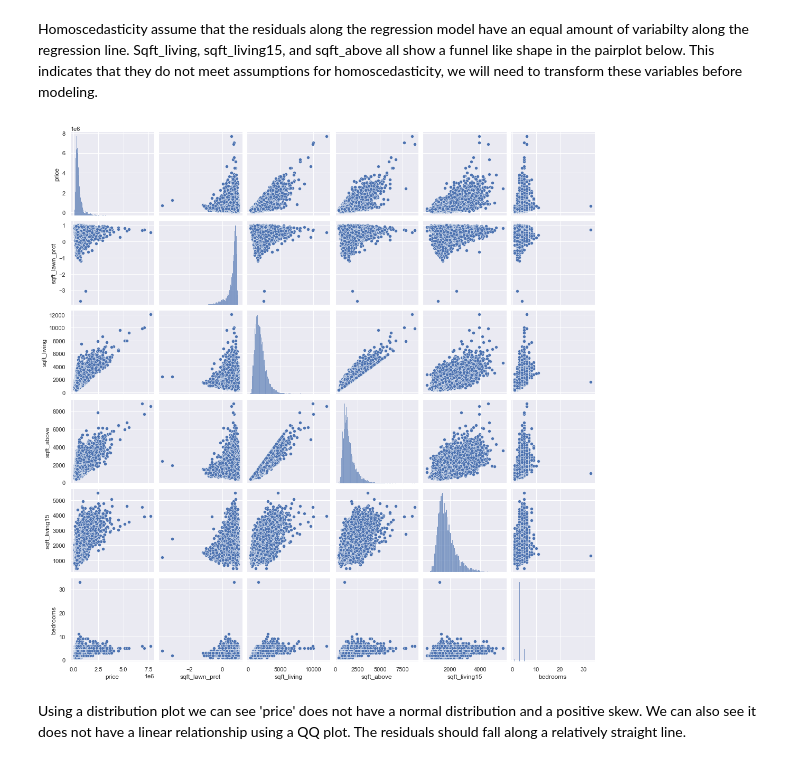
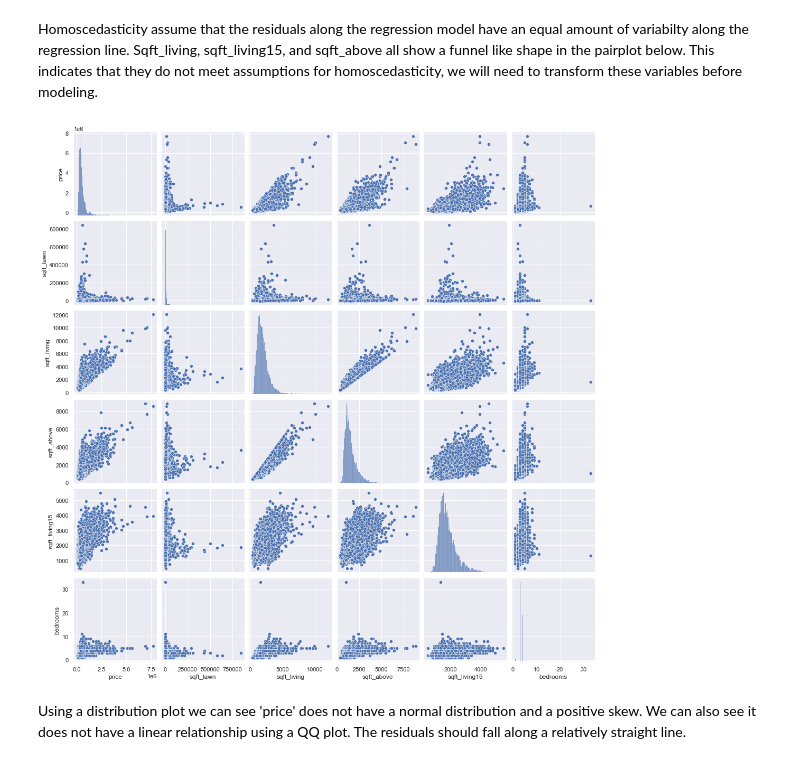
Before and after one commit to SSGrasland/Linear-Regression-on-Housing-Data, a Jupyter notebook: Phase 2 Project.ipynb, the cells around one changed output. Cells and saved outputs as stored; diff of their text form; code cells hidden in the pictures.

```diff
--- a/Phase 2 Project.ipynb
+++ b/Phase 2 Project.ipynb
@@ -242,15 +243,15 @@ data['sqft_lawn'] = data['sqft_lot'].subtract(data['sqft_living'])
 data['sqft_lawn15'] = data['sqft_lot15'].subtract(data['sqft_living15'])
 # %%
 #engineering columns that show lawn as percentage of the lot
-data['sqft_lawn_prct'] = data['sqft_lawn']/data['sqft_lot']
-data['sqft_lawn_prct15'] = data['sqft_lawn15']/data['sqft_lot15']
+#data['sqft_lawn_prct'] = data['sqft_lawn']/data['sqft_lot']
+#data['sqft_lawn_prct15'] = data['sqft_lawn15']/data['sqft_lot15']
 # %%
 #dropping sqft_lawn & sqft_lawn15 because they just needed to
 #engingeer sqft_lawn_prct & sqft_lawn_prct15
 #dropping zone because it was just needed to limit the dataset
 
-data.drop('sqft_lawn', axis=1, inplace=True)
-data.drop('sqft_lawn15', axis=1, inplace=True)
+#data.drop('sqft_lawn', axis=1, inplace=True)
+#data.drop('sqft_lawn15', axis=1, inplace=True)
 data.drop('zone', axis=1, inplace=True)
 # %% [markdown]
 The dataset now contains all columns needed for our analysis and is not missing any values.
@@ -399,12 +454,12 @@ Homoscedasticity assume that the residuals along the regression model have an eq
 # %%
 #using a pairplot to check for homoscedastiscity
 #in the most correlated variables
 sns.set()
-cols = ['price', 'sqft_lawn_prct','sqft_living', 'sqft_above', 'sqft_living15', 'bedrooms']
+cols = ['price', 'sqft_lawn','sqft_living', 'sqft_above', 'sqft_living15', 'bedrooms']
 sns.pairplot(data[cols], size = 2.5)
 plt.show();
 # %% [output]
-[figure, old version]
+[figure, new version]
 # %% [markdown]
 Using a distribution plot we can see 'price' does not have a normal distribution and a positive skew. We can also see it does not have a linear relationship using a QQ plot. The residuals should fall along a relatively straight line.
 # %%
```
Also changed, not shown: parts of 28 cells of this notebook.
